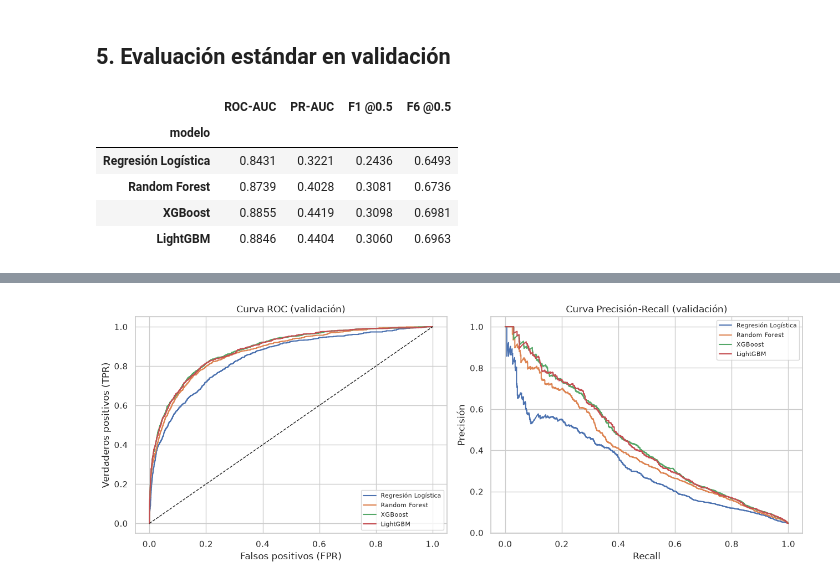
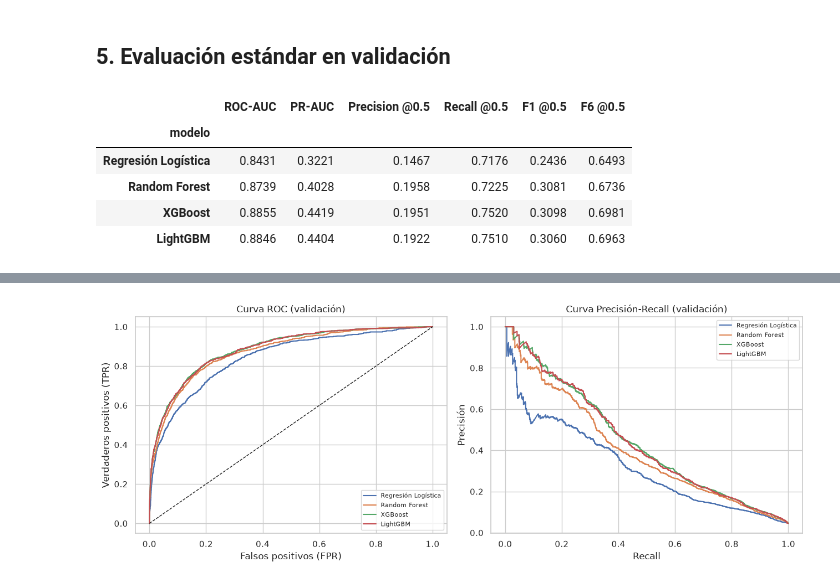
Before and after one commit to IThiagoRo/Solution_challenge, a Jupyter notebook: notebooks/3_modeling.ipynb, the cells around one changed output, grey strips where cells are left out. Cells and saved outputs as stored; diff of their text form; code cells hidden in the pictures.

Commit message:
docs(modeling): add precision/recall and confusion matrices to model

```diff
--- a/notebooks/3_modeling.ipynb
+++ b/notebooks/3_modeling.ipynb
@@ -156,22 +177,26 @@ LightGBM: entrenado.
 ## 5. Evaluación estándar en validación
 # %%
 rows = []
+val_confusion_matrices = {}
 for name, proba in val_proba.items():
     y_pred_05 = (proba >= 0.5).astype(int)
+    val_confusion_matrices[name] = confusion_matrix(y_val, y_pred_05)
     rows.append({
         "modelo": name,
         "ROC-AUC": roc_auc_score(y_val, proba),
         "PR-AUC": average_precision_score(y_val, proba),
+        "Precision @0.5": precision_score(y_val, y_pred_05),
+        "Recall @0.5": recall_score(y_val, y_pred_05),
         "F1 @0.5": fbeta_score(y_val, y_pred_05, beta=1),
         "F6 @0.5": fbeta_score(y_val, y_pred_05, beta=6),
     })
 
 metrics_df = pd.DataFrame(rows).set_index("modelo").round(4)
 metrics_df
 # %% [output]
-|  | ROC-AUC | PR-AUC | F1 @0.5 | F6 @0.5 |
-| modelo |  |  |  |  |
-| Regresión Logística | 0.8431 | 0.3221 | 0.2436 | 0.6493 |
-| Random Forest | 0.8739 | 0.4028 | 0.3081 | 0.6736 |
-| XGBoost | 0.8855 | 0.4419 | 0.3098 | 0.6981 |
-| LightGBM | 0.8846 | 0.4404 | 0.3060 | 0.6963 |
+|  | ROC-AUC | PR-AUC | Precision @0.5 | Recall @0.5 | F1 @0.5 | F6 @0.5 |
+| modelo |  |  |  |  |  |  |
+| Regresión Logística | 0.8431 | 0.3221 | 0.1467 | 0.7176 | 0.2436 | 0.6493 |
+| Random Forest | 0.8739 | 0.4028 | 0.1958 | 0.7225 | 0.3081 | 0.6736 |
+| XGBoost | 0.8855 | 0.4419 | 0.1951 | 0.7520 | 0.3098 | 0.6981 |
+| LightGBM | 0.8846 | 0.4404 | 0.1922 | 0.7510 | 0.3060 | 0.6963 |
```
Also changed, not shown: parts of 8 cells of this notebook, 2 other files.
